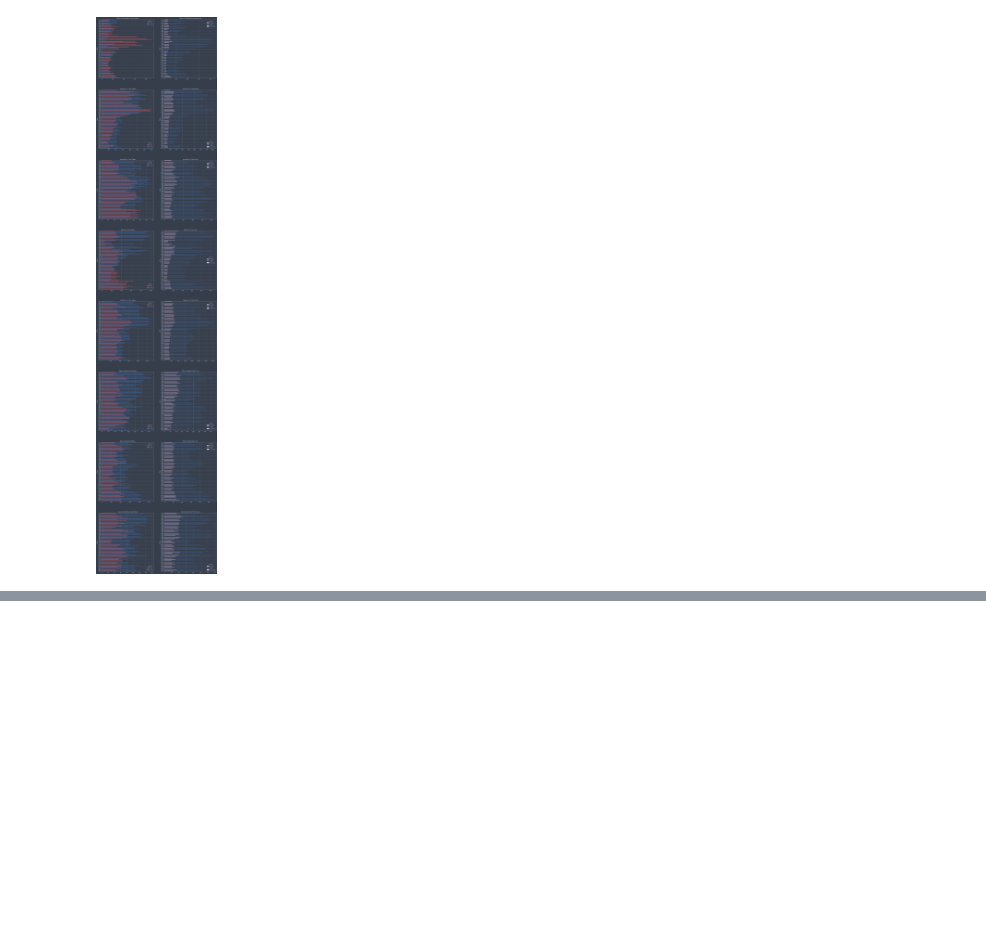
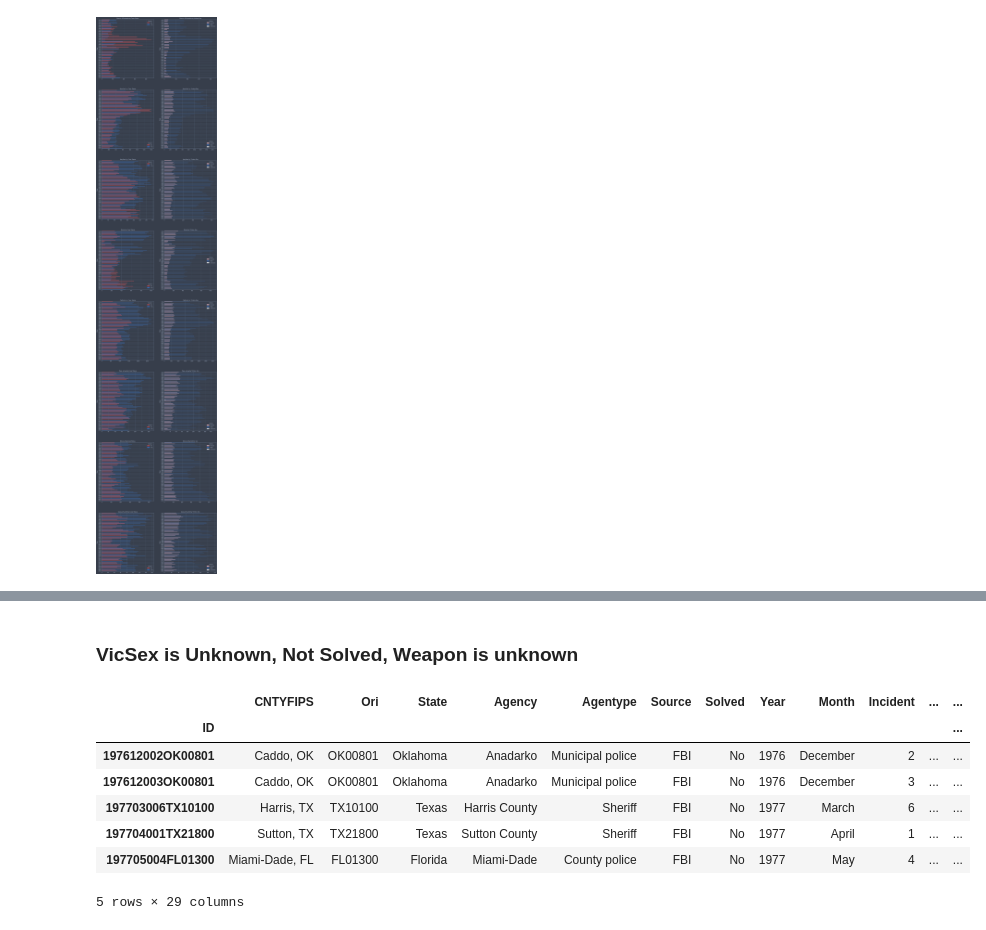
Before and after one commit to fadeeva/weird_projects, a Jupyter notebook: Serial_Killers/Data_from_MAP_II.ipynb, the cells around one changed output, grey strips where cells are left out. Cells and saved outputs as stored; diff of their text form; code cells hidden in the pictures; blank space fills up the shorter version.

```diff
--- a/Serial_Killers/Data_from_MAP_II.ipynb
+++ b/Serial_Killers/Data_from_MAP_II.ipynb
@@ -88,0 +155,16 @@ show_info_about_state(strange_states.index.to_list())
+# %% [markdown]
+### VicSex is Unknown, Not Solved, Weapon is unknown
+# %%
+unknown = map_data[(map_data['Solved']=='No')
+                   & (map_data['Weapon']=='Other or type unknown')
+                   & (map_data['VicSex']=='Unknown')]
+unknown.head()
+# %% [output]
+|  | CNTYFIPS | Ori | State | Agency | Agentype | Source | Solved | Year | Month | Incident | ... | ... |
+| ID |  |  |  |  |  |  |  |  |  |  |  | ... |
+| 197612002OK00801 | Caddo, OK | OK00801 | Oklahoma | Anadarko | Municipal police | FBI | No | 1976 | December | 2 | ... | ... |
+| 197612003OK00801 | Caddo, OK | OK00801 | Oklahoma | Anadarko | Municipal police | FBI | No | 1976 | December | 3 | ... | ... |
+| 197703006TX10100 | Harris, TX | TX10100 | Texas | Harris County | Sheriff | FBI | No | 1977 | March | 6 | ... | ... |
+| 197704001TX21800 | Sutton, TX | TX21800 | Texas | Sutton County | Sheriff | FBI | No | 1977 | April | 1 | ... | ... |
+| 197705004FL01300 | Miami-Dade, FL | FL01300 | Florida | Miami-Dade | County police | FBI | No | 1977 | May | 4 | ... | ... |
+5 rows × 29 columns
```
Also changed, not shown: parts of 6 cells of this notebook.
